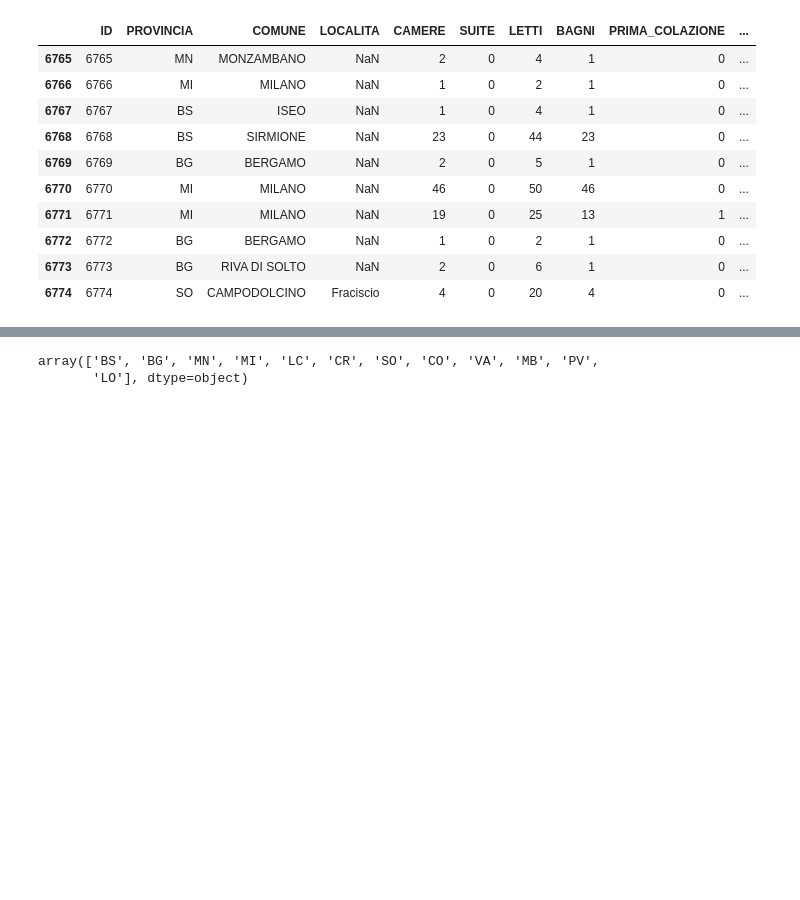
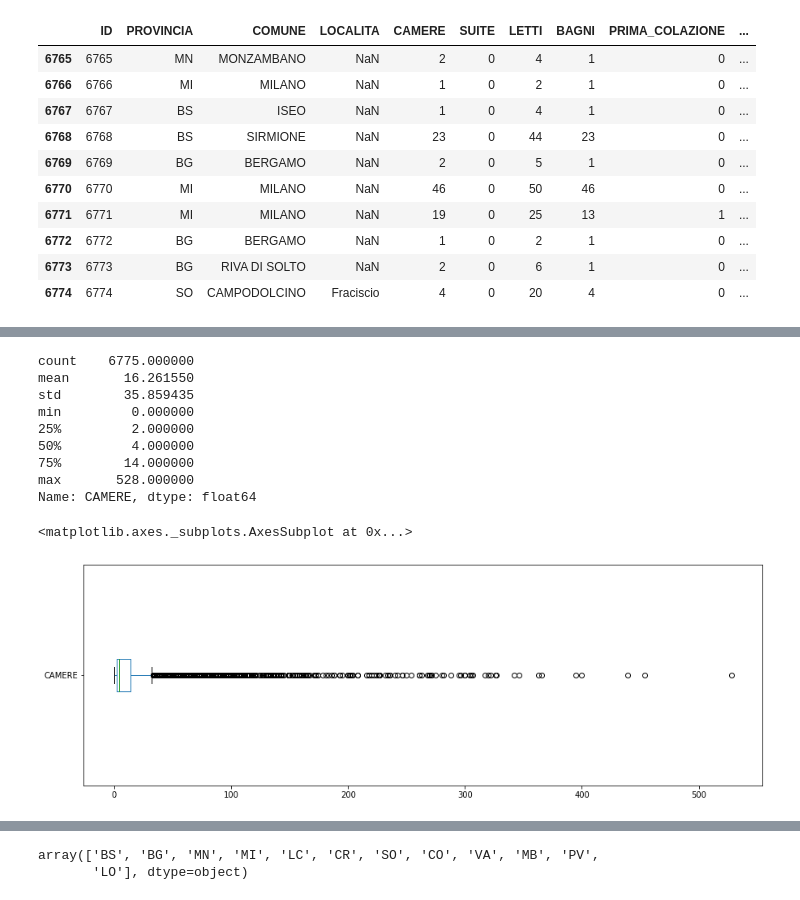
Before and after one commit to foster333/busta, a Jupyter notebook: iscsdatascience_analysis.ipynb, the cells around one changed output, grey strips where cells are left out. Drawn from its saved outputs; the diff is of its cells as text; code cells hidden in the pictures; blank space fills up the shorter version.

```diff
--- a/iscsdatascience_analysis.ipynb
+++ b/iscsdatascience_analysis.ipynb
@@ -130,0 +174,15 @@ Si nota la presenza dei valori nulli e dei NaN. Questo può essere un problema p
+# %%
+print(df.CAMERE.describe())
+df.CAMERE.plot(kind= "box", vert= False, figsize=(15, 5))
+# %% [output]
+count    6775.000000
+mean       16.261550
+std        35.859435
+min         0.000000
+25%         2.000000
+50%         4.000000
+75%        14.000000
+max       528.000000
+Name: CAMERE, dtype: float64
+<matplotlib.axes._subplots.AxesSubplot at 0x...>
+[figure, added]
```
Also changed, not shown: parts of 21 cells of this notebook.
